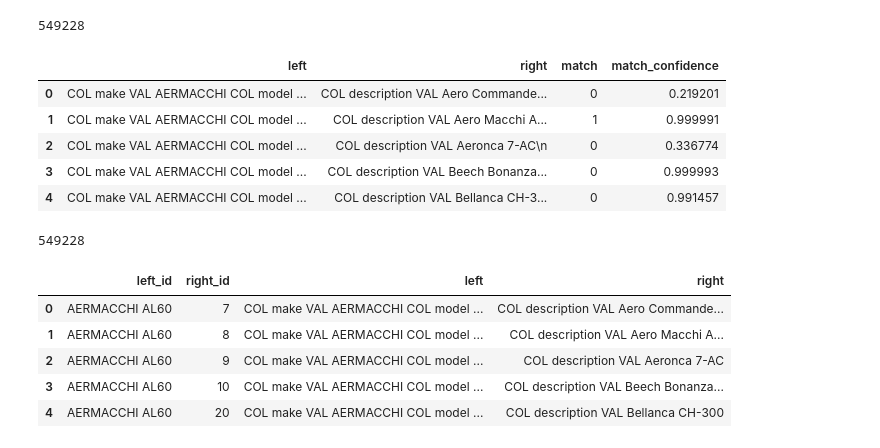
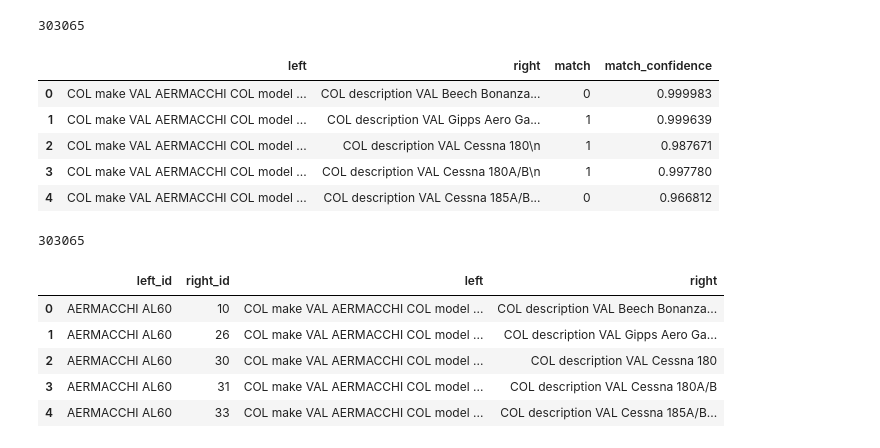
Before and after one commit to karnabryan/ditto_aircraft_er, a Jupyter notebook: aircraft_er_notebooks/read_eval_only.ipynb, the cells around one changed output. Cells and saved outputs as stored; diff of their text form; code cells hidden in the pictures.

```diff
--- a/aircraft_er_notebooks/read_eval_only.ipynb
+++ b/aircraft_er_notebooks/read_eval_only.ipynb
@@ -6,5 +6,5 @@ from sklearn.metrics import classification_report, confusion_matrix, accuracy_sc
 # %%
-run_name = "make_model_eval"
+run_name = "eval_make_model_v2"
 
 # load JSONL
 records = []
@@ -16,25 +16,25 @@ df = pd.DataFrame(records)
 print(len(df))
 df.head()
 # %% [output]
-549228
+303065
 |  | left | right | match | match_confidence |
-| 0 | COL make VAL AERMACCHI COL model ... | COL description VAL Aero Commande... | 0 | 0.219201 |
-| 1 | COL make VAL AERMACCHI COL model ... | COL description VAL Aero Macchi A... | 1 | 0.999991 |
-| 2 | COL make VAL AERMACCHI COL model ... | COL description VAL Aeronca 7-AC\n | 0 | 0.336774 |
-| 3 | COL make VAL AERMACCHI COL model ... | COL description VAL Beech Bonanza... | 0 | 0.999993 |
-| 4 | COL make VAL AERMACCHI COL model ... | COL description VAL Bellanca CH-3... | 0 | 0.991457 |
+| 0 | COL make VAL AERMACCHI COL model ... | COL description VAL Beech Bonanza... | 0 | 0.999983 |
+| 1 | COL make VAL AERMACCHI COL model ... | COL description VAL Gipps Aero Ga... | 1 | 0.999639 |
+| 2 | COL make VAL AERMACCHI COL model ... | COL description VAL Cessna 180\n | 1 | 0.987671 |
+| 3 | COL make VAL AERMACCHI COL model ... | COL description VAL Cessna 180A/B\n | 1 | 0.997780 |
+| 4 | COL make VAL AERMACCHI COL model ... | COL description VAL Cessna 185A/B... | 0 | 0.966812 |
 # %%
-df_raw = pd.read_csv("../data/aircraft_er/" + run_name + "/candidates_raw.txt", sep="," ) #, names=["left_id", "right_id", "gold"])
+df_raw = pd.read_csv("../data/aircraft_er/" + run_name + "/all_pairs_with_id.txt", sep="," ) #, names=["left_id", "right_id", "gold"])
 print(len(df_raw))
 df_raw.head()
 # %% [output]
-549228
+303065
 |  | left_id | right_id | left | right |
-| 0 | AERMACCHI AL60 | 7 | COL make VAL AERMACCHI COL model ... | COL description VAL Aero Commande... |
-| 1 | AERMACCHI AL60 | 8 | COL make VAL AERMACCHI COL model ... | COL description VAL Aero Macchi A... |
-| 2 | AERMACCHI AL60 | 9 | COL make VAL AERMACCHI COL model ... | COL description VAL Aeronca 7-AC |
-| 3 | AERMACCHI AL60 | 10 | COL make VAL AERMACCHI COL model ... | COL description VAL Beech Bonanza... |
-| 4 | AERMACCHI AL60 | 20 | COL make VAL AERMACCHI COL model ... | COL description VAL Bellanca CH-300 |
+| 0 | AERMACCHI AL60 | 10 | COL make VAL AERMACCHI COL model ... | COL description VAL Beech Bonanza... |
+| 1 | AERMACCHI AL60 | 26 | COL make VAL AERMACCHI COL model ... | COL description VAL Gipps Aero Ga... |
+| 2 | AERMACCHI AL60 | 30 | COL make VAL AERMACCHI COL model ... | COL description VAL Cessna 180 |
+| 3 | AERMACCHI AL60 | 31 | COL make VAL AERMACCHI COL model ... | COL description VAL Cessna 180A/B |
+| 4 | AERMACCHI AL60 | 33 | COL make VAL AERMACCHI COL model ... | COL description VAL Cessna 185A/B... |
 # %%
 df["left_id"] = df_raw["left_id"]
 df["right_id"] = df_raw["right_id"]
```
Also changed, not shown: parts of 10 cells of this notebook, 6 other files.
